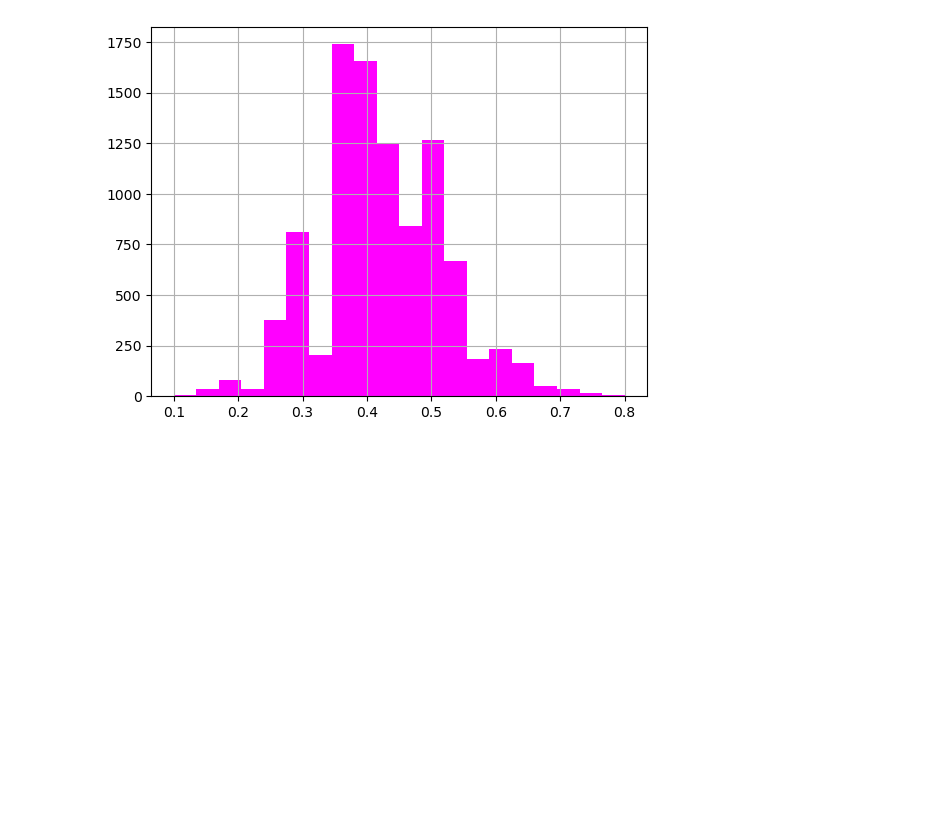
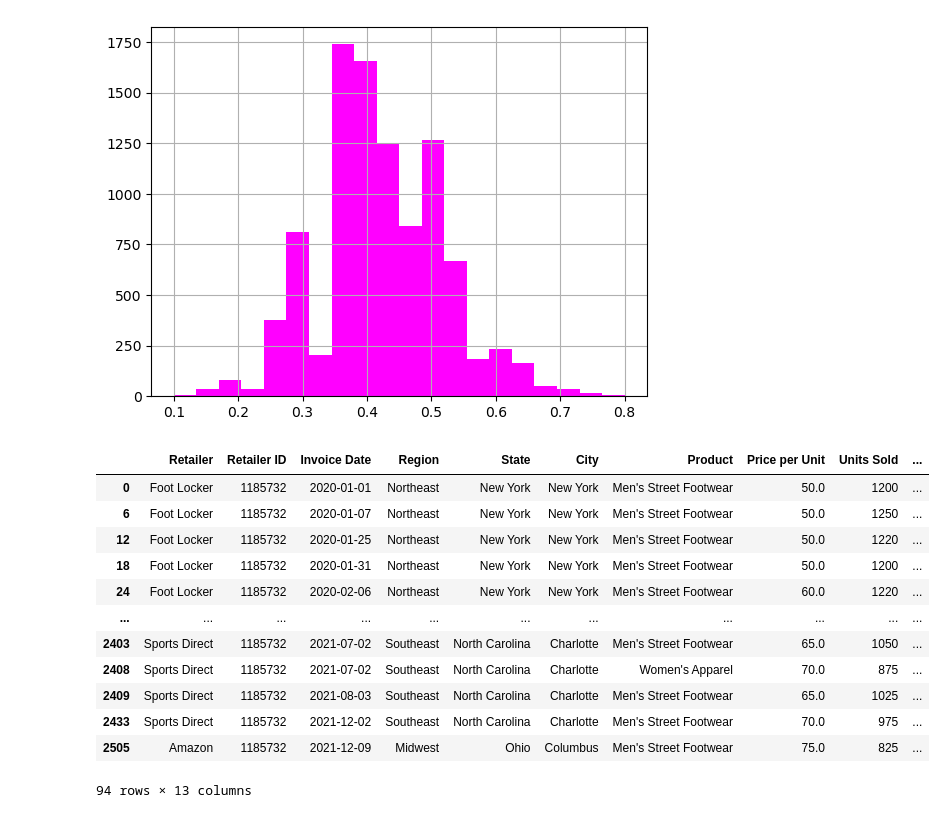
Before and after one commit to Lenmbugua/Analytics-Practice-Datasets, a Jupyter notebook: Adidas US sales Dataset.ipynb, the cells around one changed output. Saved outputs shown, nothing was run; the diff lists cells and outputs as text; code cells hidden in the pictures; blank space fills up the shorter version.

Commit message:
Top 1% highest-value Transactions

```diff
--- a/Adidas US sales Dataset.ipynb
+++ b/Adidas US sales Dataset.ipynb
@@ -387,3 +387,43 @@ df['Operating Margin'].hist(bins=20, color='magenta')
 # %% [output]
 <Axes: >
 [figure]
+# %%
+#Top 1% highest-value transactions
+df[df['Total Sales'] > df['Total Sales'].quantile(0.99)]
+
+#df["Total Sales"]
+#This selects the column "Total Sales" from your DataFrame.
+It’s a pandas Series (basically, a single column of data).
+
+.quantile(0.99)
+This computes the 99th percentile (the value below which 99% of the data falls).
+In other words:
+
+99% of all transactions have "Total Sales" less than or equal to this number.
+
+The top 1% of transactions have "Total Sales" greater than this number.
+
+df["Total Sales"] > df["Total Sales"].quantile(0.99)
+This creates a boolean mask — a series of True/False values for each row.
+
+True for rows where "Total Sales" is greater than the 99th percentile.
+
+False otherwise.
+
+df[mask]
+Passing that boolean mask back into df filters the DataFrame.
+You get only the rows where the condition is True.
+# %% [output]
+|  | Retailer | Retailer ID | Invoice Date | Region | State | City | Product | Price per Unit | Units Sold | ... |
+| 0 | Foot Locker | 1185732 | 2020-01-01 | Northeast | New York | New York | Men's Street Footwear | 50.0 | 1200 | ... |
+| 6 | Foot Locker | 1185732 | 2020-01-07 | Northeast | New York | New York | Men's Street Footwear | 50.0 | 1250 | ... |
+| 12 | Foot Locker | 1185732 | 2020-01-25 | Northeast | New York | New York | Men's Street Footwear | 50.0 | 1220 | ... |
+| 18 | Foot Locker | 1185732 | 2020-01-31 | Northeast | New York | New York | Men's Street Footwear | 50.0 | 1200 | ... |
+| 24 | Foot Locker | 1185732 | 2020-02-06 | Northeast | New York | New York | Men's Street Footwear | 60.0 | 1220 | ... |
+| ... | ... | ... | ... | ... | ... | ... | ... | ... | ... | ... |
+| 2403 | Sports Direct | 1185732 | 2021-07-02 | Southeast | North Carolina | Charlotte | Men's Street Footwear | 65.0 | 1050 | ... |
+| 2408 | Sports Direct | 1185732 | 2021-07-02 | Southeast | North Carolina | Charlotte | Women's Apparel | 70.0 | 875 | ... |
+| 2409 | Sports Direct | 1185732 | 2021-08-03 | Southeast | North Carolina | Charlotte | Men's Street Footwear | 65.0 | 1025 | ... |
+| 2433 | Sports Direct | 1185732 | 2021-12-02 | Southeast | North Carolina | Charlotte | Men's Street Footwear | 70.0 | 975 | ... |
+| 2505 | Amazon | 1185732 | 2021-12-09 | Midwest | Ohio | Columbus | Men's Street Footwear | 75.0 | 825 | ... |
+94 rows × 13 columns
```
